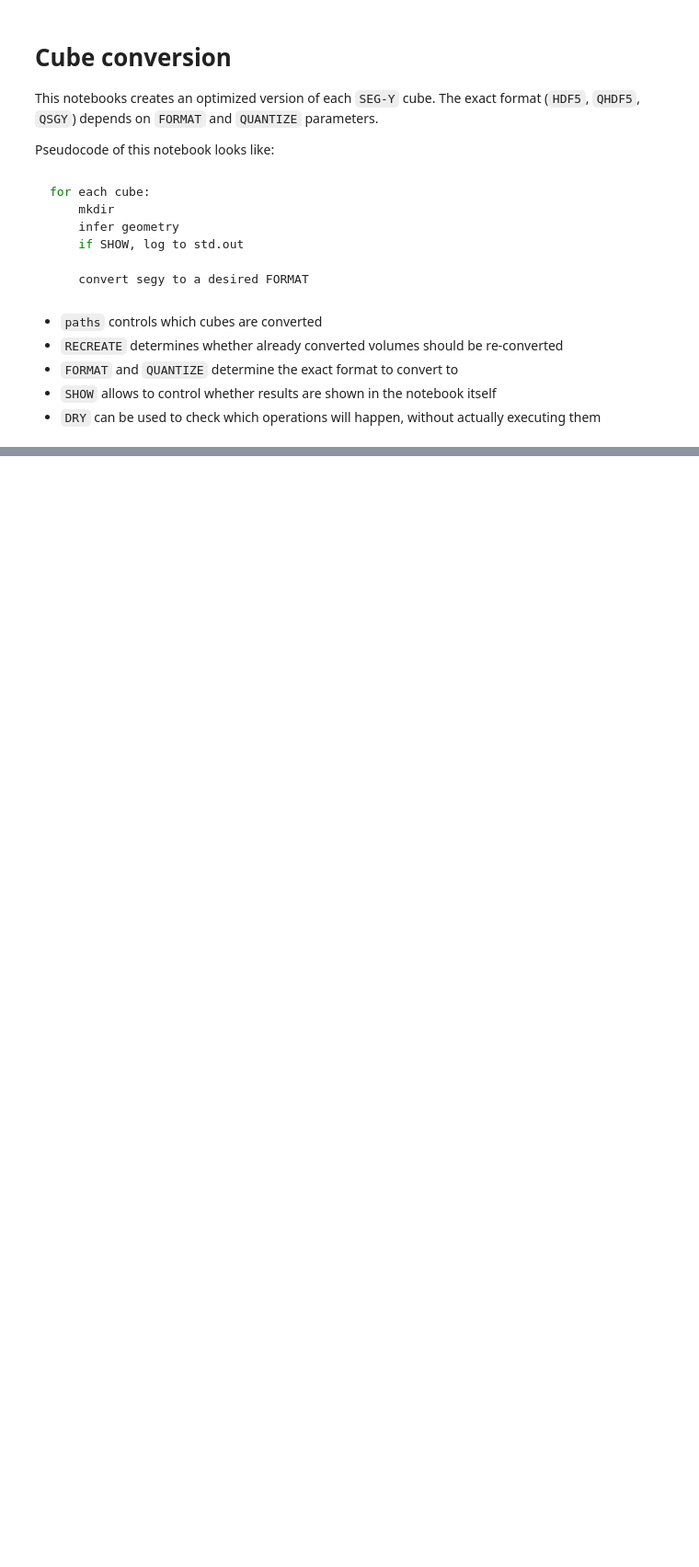
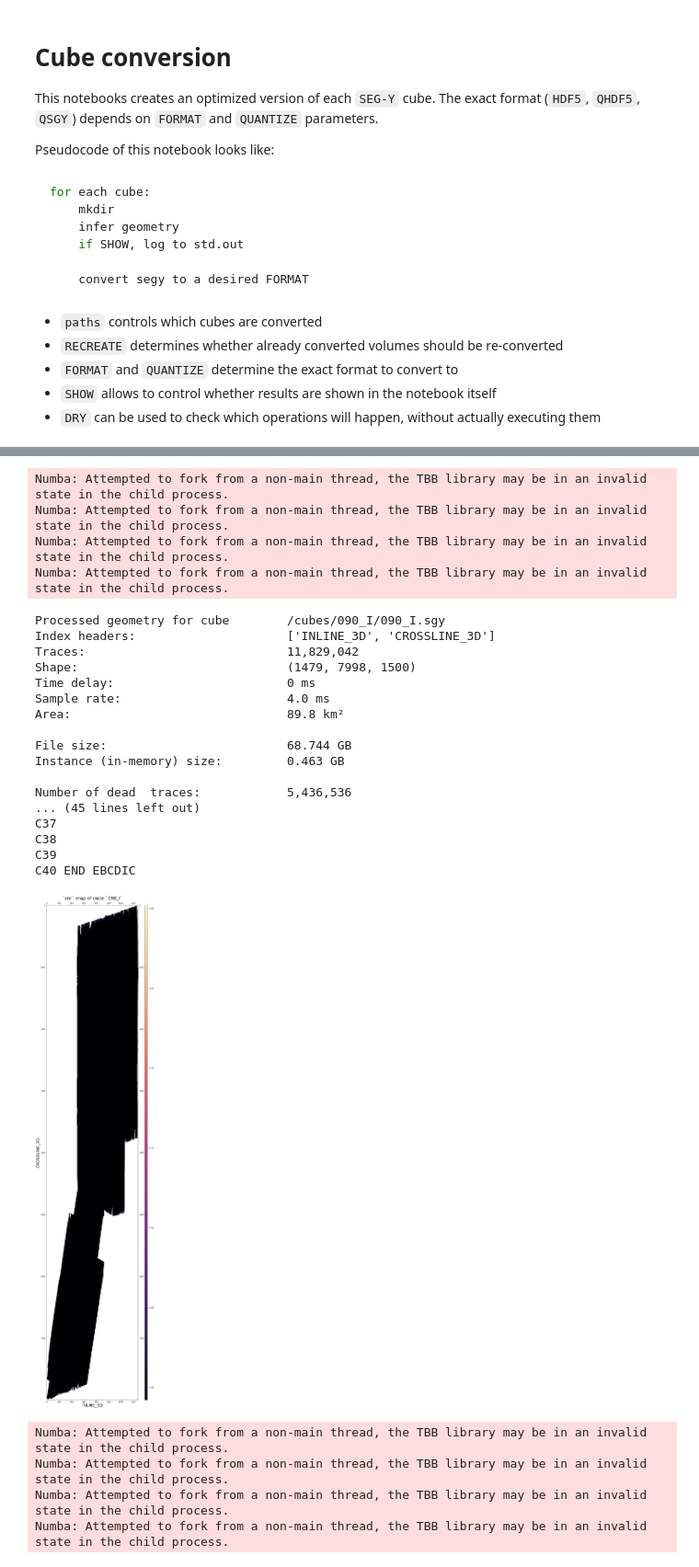
Before and after one commit to vodun/seismiqb, a Jupyter notebook: notebooks/Convert_cubes.ipynb, the cells around one changed output, grey strips where cells are left out. Shown at 92% size. Saved outputs shown, nothing was run; the diff lists cells and outputs as text; code cells hidden in the pictures; blank space fills up the shorter version.

```diff
--- a/notebooks/Convert_cubes.ipynb
+++ b/notebooks/Convert_cubes.ipynb
@@ -49,5 +49,6 @@ CONVERSION_KWARGS = {
     # 'chunk_size_divisor' : 3,     # keep smaller chunks in `hdf5`
 }
 # %%
-paths = sorted(glob('/data/seismic_data/seismic_interpretation/*_*/*.s*y'))
+# paths = sorted(glob('/data/seismic_data/seismic_interpretation/*_*/*.s*y'))
+paths = [f"/cubes/{p}/{p}.sgy" for p in ['090_I']]
 [print(path) for path in paths[:]];
@@ -54,6 +57,6 @@ paths = sorted(glob('/data/seismic_data/seismic_interpretation/*_*/*.s*y'))
 # %%
 %%time
-for path_cube in Notifier('n')(paths[:2]):
+for path_cube in Notifier('n')(paths):
     if not os.path.exists(path_cube):
         continue
 
@@ -93,7 +96,8 @@ for path_cube in Notifier('n')(paths[:2]):
     # Conversion
     if CONVERT is False:
         continue
-    geometry_converted = geometry.convert(format=FORMAT, quantize=QUANTIZE, **CONVERSION_KWARGS)
+    geometry_converted = geometry.convert(path=path_cube[:-4] + '.qsgy', format=FORMAT, quantize=QUANTIZE, **CONVERSION_KWARGS)
     if SHOW:
         geometry_converted.print()
     print('\n'*3)
+# %% [output]
@@ -99,0 +108,26 @@ for path_cube in Notifier('n')(paths[:2]):
+Numba: Attempted to fork from a non-main thread, the TBB library may be in an invalid state in the child process.
+Numba: Attempted to fork from a non-main thread, the TBB library may be in an invalid state in the child process.
+Numba: Attempted to fork from a non-main thread, the TBB library may be in an invalid state in the child process.
+Numba: Attempted to fork from a non-main thread, the TBB library may be in an invalid state in the child process.
+Processed geometry for cube        /cubes/090_I/090_I.sgy
+Index headers:                     ['INLINE_3D', 'CROSSLINE_3D']
+Traces:                            11,829,042
+Shape:                             (1479, 7998, 1500)
+Time delay:                        0 ms
+Sample rate:                       4.0 ms
+Area:                              89.8 km²
+
+File size:                         68.744 GB
+Instance (in-memory) size:         0.463 GB
+
+Number of dead  traces:            5,436,536
+... (45 lines left out)
+C37
+C38
+C39
+C40 END EBCDIC
+[figure, added]
+Numba: Attempted to fork from a non-main thread, the TBB library may be in an invalid state in the child process.
+Numba: Attempted to fork from a non-main thread, the TBB library may be in an invalid state in the child process.
+Numba: Attempted to fork from a non-main thread, the TBB library may be in an invalid state in the child process.
+Numba: Attempted to fork from a non-main thread, the TBB library may be in an invalid state in the child process.
```
Also changed, not shown: parts of 2 cells of this notebook, 3 other files.
